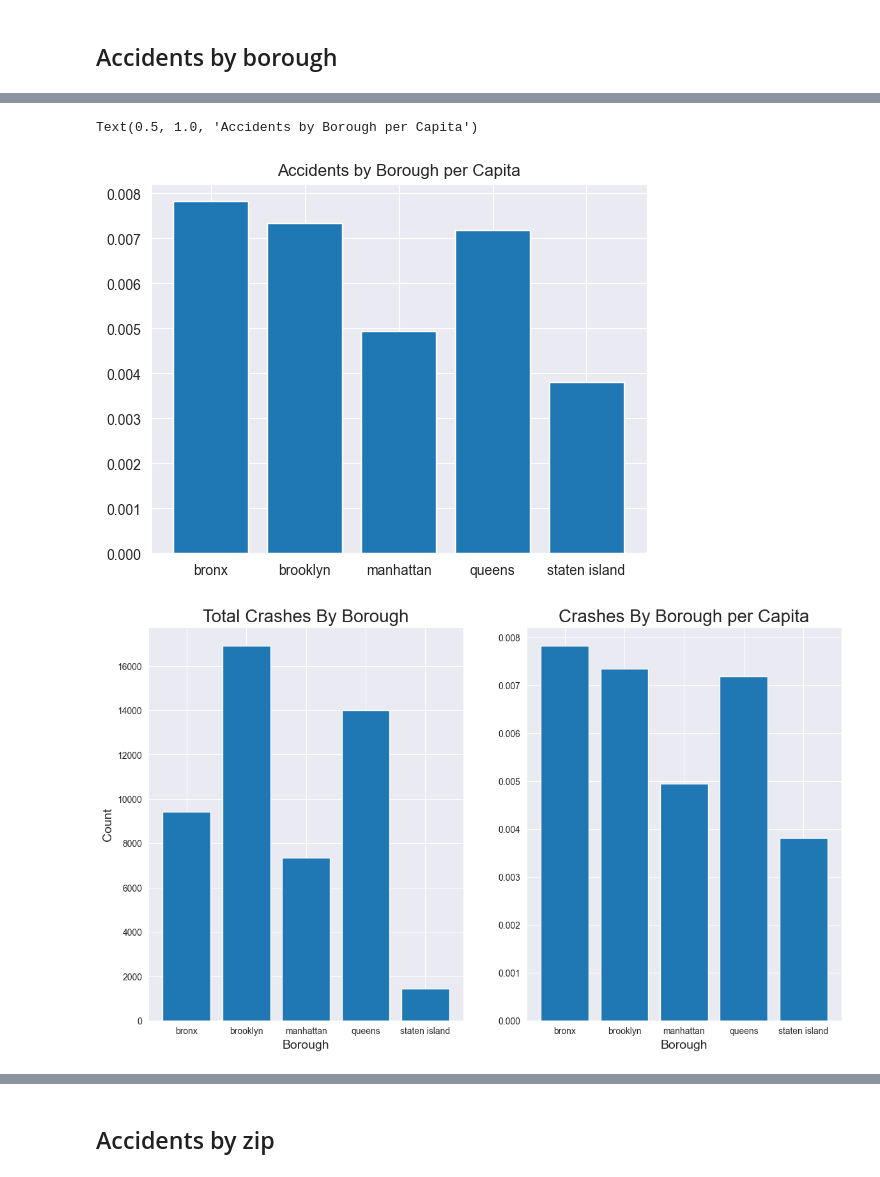
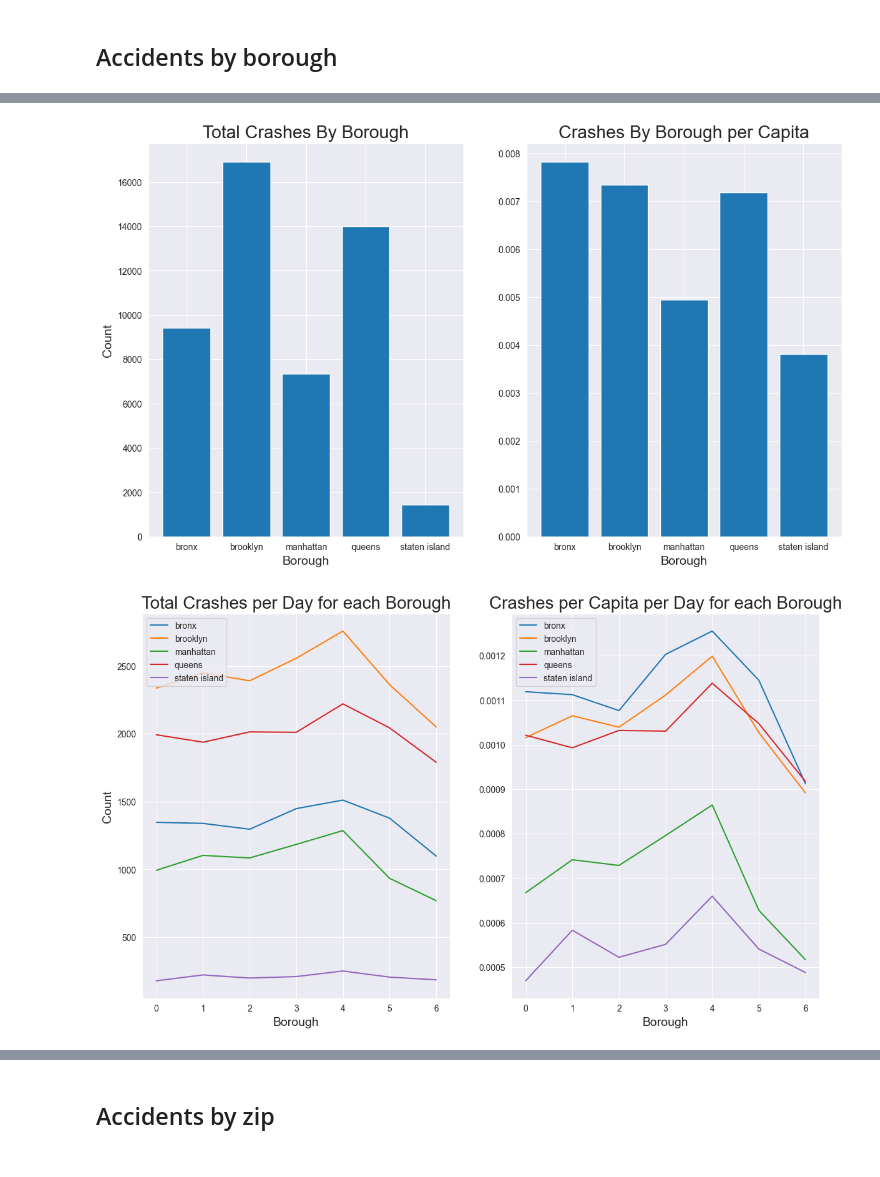
Before and after one commit to mtichikawa/portfolio, a Jupyter notebook: nyc_traffic_analysis.ipynb, the cells around one changed output, grey strips where cells are left out. Saved outputs shown, nothing was run; the diff lists cells and outputs as text; code cells hidden in the pictures.

```diff
--- a/nyc_traffic_analysis.ipynb
+++ b/nyc_traffic_analysis.ipynb
@@ -224,6 +224,8 @@ df.head()
 | 3 | 2020-08-29 00:00:00 | bronx | 10459 | 40.824720 | -73.892960 | NaN | 0 | ... |
 | 4 | 2020-08-29 17:10:00 | brooklyn | 11203 | 40.649890 | -73.933890 | NaN | 0 | ... |
 | 6 | 2020-08-29 19:30:00 | bronx | 10459 | 40.825226 | -73.887780 | longfellow avenue | 0 | ... |
+# %%
+df = df[['timestamp', 'borough', 'zip_code', 'latitude', 'longitude', 'on_street_name', 'number_of_persons_injured', 'number_of_persons_killed']]
 # %% [markdown]
 # Investigation of accidents over different time periods
 
@@ -294,24 +340,42 @@ def per_capita(data):
 borough_population = {'bronx': 1203789, 'brooklyn': 2300664, 'manhattan': 1487536, 'queens': 1951598, 'staten island': 378977}
 accidents_by_borough = df.groupby(['borough']).apply(len)
 accidents_by_borough_per_capita = per_capita(df.groupby(['borough']).apply(len))
-plt.bar(x=borough_population.keys(),height=accidents_by_borough_per_capita)
-plt.title('Accidents by Borough per Capita')
+
+fig, (ax1, ax2) = plt.subplots(1,2,figsize=(14,8))
+
+ax1.bar(x=list(borough_population.keys()),height=accidents_by_borough)
+ax1.set_title("Total Crashes By Borough",fontsize=20)
+ax1.set_ylabel("Count",fontsize=14)
+ax1.set_xlabel("Borough",fontsize=14)
+
+ax2.bar(x=list(borough_population.keys()),height=accidents_by_borough_per_capita)
+ax2.set_title("Crashes By Borough per Capita",fontsize=20)
+ax2.set_xlabel("Borough",fontsize=14)
+
+# plt.legend()
+plt.show()
 # %% [output]
-Text(0.5, 1.0, 'Accidents by Borough per Capita')
-[figure, old version]
+[figure, new version]
 # %%
+day = df.timestamp.dt.dayofweek
+weekday_by_borough = df.groupby(['borough', day]).apply(len).unstack(0)
+weekday_by_borough_per_capita = pd.DataFrame(per_capita(weekday_by_borough)).transpose()
+# weekday_by_borough_norm = weekday_by_borough/weekday_by_borough.sum()
+# weekday_by_borough_norm.plot()
+
 fig, (ax1, ax2) = plt.subplots(1,2,figsize=(14,8))
 
-ax1.bar(x=list(borough_population.keys()),height=accidents_by_borough)
-ax1.set_title("Total Crashes By Borough",fontsize=20)
+ax1.plot(weekday_by_borough)
+ax1.set_title("Total Crashes per Day for each Borough",fontsize=20)
 ax1.set_ylabel("Count",fontsize=14)
 ax1.set_xlabel("Borough",fontsize=14)
+ax1.legend(['bronx', 'brooklyn', 'manhattan', 'queens', 'staten island'], loc='upper left')
 
-ax2.bar(x=list(borough_population.keys()),height=accidents_by_borough_per_capita)
-ax2.set_title("Crashes By Borough per Capita",fontsize=20)
+ax2.plot(weekday_by_borough_per_capita)
+ax2.set_title("Crashes per Capita per Day for each Borough",fontsize=20)
 ax2.set_xlabel("Borough",fontsize=14)
+ax2.legend(['bronx', 'brooklyn', 'manhattan', 'queens', 'staten island'])
 
-# plt.legend()
 plt.show()
 # %% [output]
-[figure, old version]
+[figure, new version]
```
Also changed, not shown: parts of 11 cells of this notebook, 14 other files.
